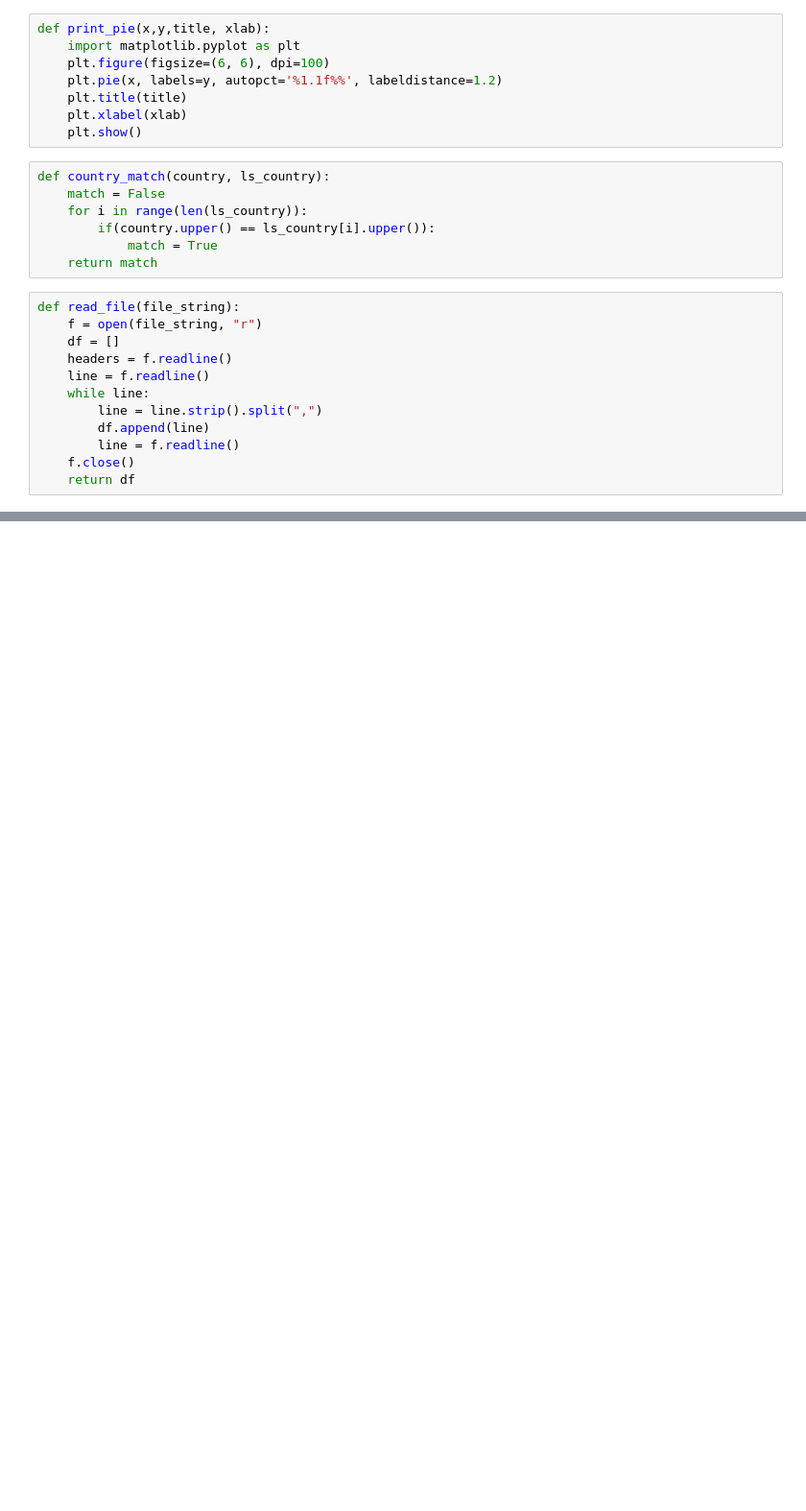
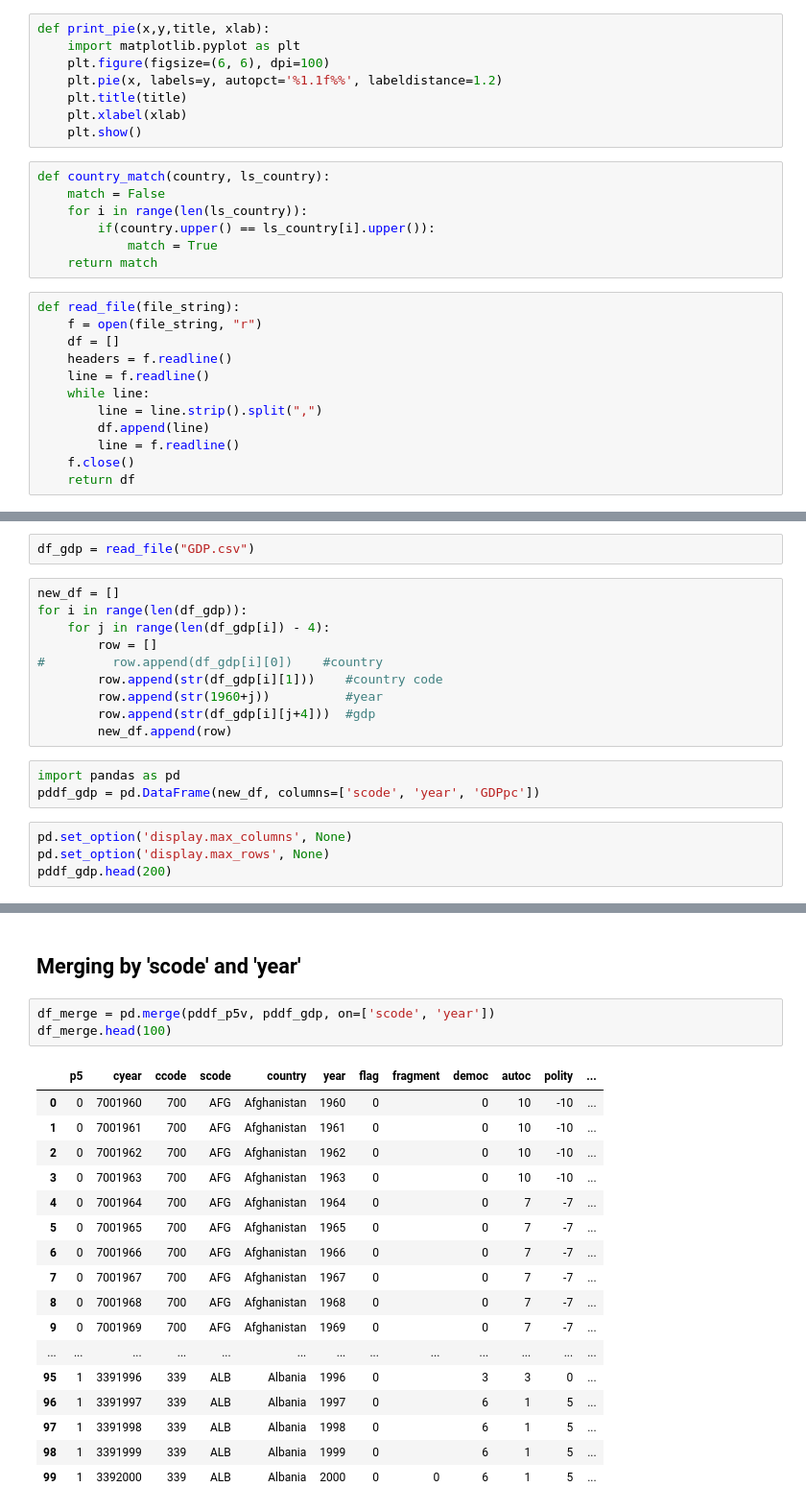
Before and after one commit to maha4028/CU-Boulder-RA-Spring-2022, a Jupyter notebook: main.ipynb, the cells around one changed output, grey strips where cells are left out. Shown at 96% size. Cells and saved outputs as stored; diff of their text form; blank space fills up the shorter version.

Commit message:
successful merger

```diff
--- a/main.ipynb
+++ b/main.ipynb
@@ -222,0 +269,19 @@ Your selection: CHINA
+# %%
+df_gdp = read_file("GDP.csv")
+# %%
+new_df = []
+for i in range(len(df_gdp)):
+    for j in range(len(df_gdp[i]) - 4):
+        row = []
+#         row.append(df_gdp[i][0])    #country
+        row.append(str(df_gdp[i][1]))    #country code
+        row.append(str(1960+j))          #year
+        row.append(str(df_gdp[i][j+4]))  #gdp
+        new_df.append(row)
+# %%
+import pandas as pd
+pddf_gdp = pd.DataFrame(new_df, columns=['scode', 'year', 'GDPpc'])
+# %%
+pd.set_option('display.max_columns', None)
+pd.set_option('display.max_rows', None)
+pddf_gdp.head(200)
@@ -222,0 +306,23 @@ Your selection: CHINA
+# %% [markdown]
+## Merging by 'scode' and 'year'
+# %%
+df_merge = pd.merge(pddf_p5v, pddf_gdp, on=['scode', 'year'])
+df_merge.head(100)
+# %% [output]
+|  | p5 | cyear | ccode | scode | country | year | flag | fragment | democ | autoc | polity | ... |
+| 0 | 0 | 7001960 | 700 | AFG | Afghanistan | 1960 | 0 |  | 0 | 10 | -10 | ... |
+| 1 | 0 | 7001961 | 700 | AFG | Afghanistan | 1961 | 0 |  | 0 | 10 | -10 | ... |
+| 2 | 0 | 7001962 | 700 | AFG | Afghanistan | 1962 | 0 |  | 0 | 10 | -10 | ... |
+| 3 | 0 | 7001963 | 700 | AFG | Afghanistan | 1963 | 0 |  | 0 | 10 | -10 | ... |
+| 4 | 0 | 7001964 | 700 | AFG | Afghanistan | 1964 | 0 |  | 0 | 7 | -7 | ... |
+| 5 | 0 | 7001965 | 700 | AFG | Afghanistan | 1965 | 0 |  | 0 | 7 | -7 | ... |
+| 6 | 0 | 7001966 | 700 | AFG | Afghanistan | 1966 | 0 |  | 0 | 7 | -7 | ... |
+| 7 | 0 | 7001967 | 700 | AFG | Afghanistan | 1967 | 0 |  | 0 | 7 | -7 | ... |
+| 8 | 0 | 7001968 | 700 | AFG | Afghanistan | 1968 | 0 |  | 0 | 7 | -7 | ... |
+| 9 | 0 | 7001969 | 700 | AFG | Afghanistan | 1969 | 0 |  | 0 | 7 | -7 | ... |
+| ... | ... | ... | ... | ... | ... | ... | ... | ... | ... | ... | ... | ... |
+| 95 | 1 | 3391996 | 339 | ALB | Albania | 1996 | 0 |  | 3 | 3 | 0 | ... |
+| 96 | 1 | 3391997 | 339 | ALB | Albania | 1997 | 0 |  | 6 | 1 | 5 | ... |
+| 97 | 1 | 3391998 | 339 | ALB | Albania | 1998 | 0 |  | 6 | 1 | 5 | ... |
+| 98 | 1 | 3391999 | 339 | ALB | Albania | 1999 | 0 |  | 6 | 1 | 5 | ... |
+| 99 | 1 | 3392000 | 339 | ALB | Albania | 2000 | 0 | 0 | 6 | 1 | 5 | ... |
```
Also changed, not shown: parts of 18 cells of this notebook, 4 other files.
